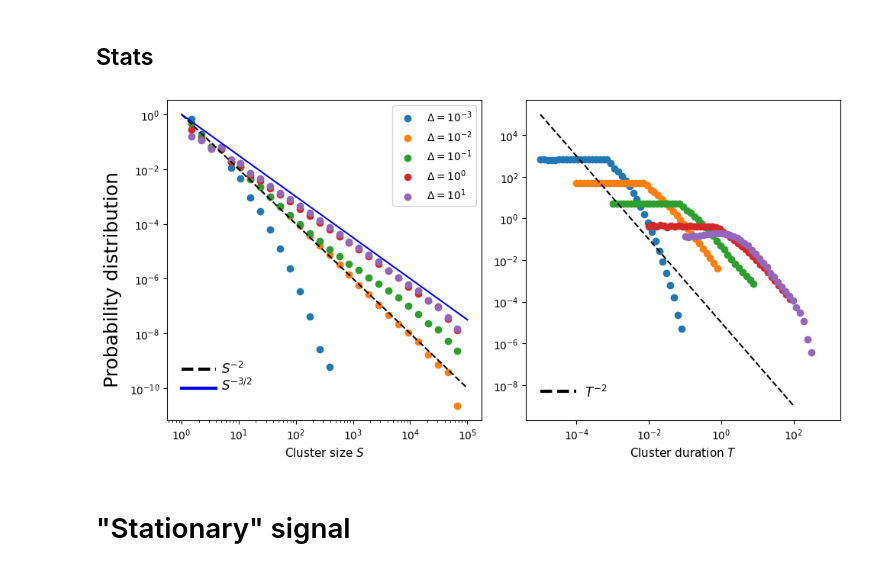
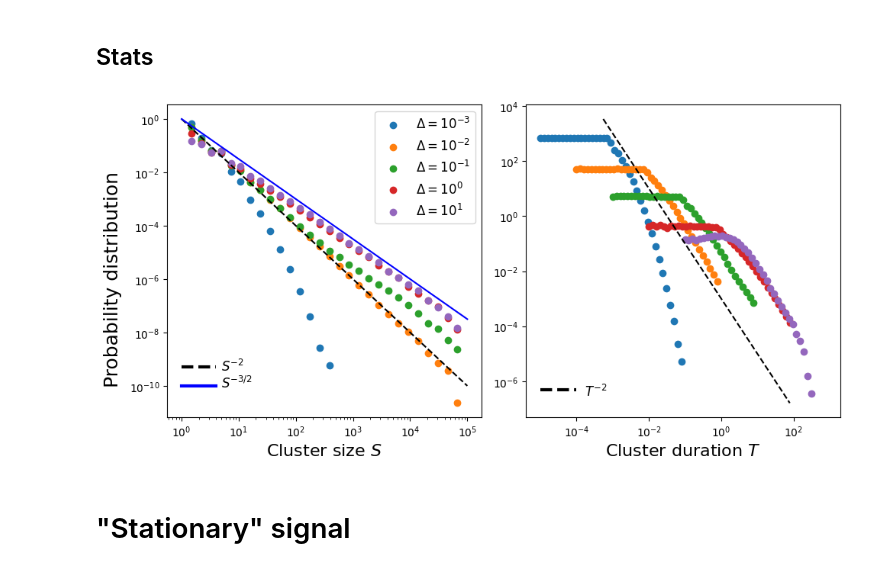
Before and after one commit to RivasAntonio/TFM, a Jupyter notebook: Códigos/Hawkes/figures_bivariate.ipynb, the cells around one changed output. Drawn from its saved outputs; the diff is of its cells as text; code cells hidden in the pictures.

```diff
--- a/Códigos/Hawkes/figures_bivariate.ipynb
+++ b/Códigos/Hawkes/figures_bivariate.ipynb
@@ -88,12 +88,12 @@ mus = [1, 10**-4, 10**2]
 titles = ['First configuration (Poisson)', 'Second configuration ($\mu=10^{-4}$)', 'Third configuration ($\mu=10^2$)']
 labels = ['K$=10^3$', 'K$=10^4$', 'K$=10^5$']
 
-fig, axs = plt.subplots(1, 3, figsize=(12, 4))
+fig, axs = plt.subplots(1, 2, figsize=(12, 4))
 
-for i in range(3):
+for i in range(2):
     fig.axes[0].plot(deltas[0], percolations_means_mu1[i], marker = 'o', label=labels[i])
     fig.axes[1].plot(deltas[1], percolations_means_mu2[i], marker = 'o', label=labels[i])
-    fig.axes[2].plot(deltas[2], percolations_means_mu3[i], marker = 'o', label=labels[i])
+    # fig.axes[2].plot(deltas[2], percolations_means_mu3[i], marker = 'o', label=labels[i])
 
 fig.axes[0].legend(loc = 'upper left')
 #fig.axes[1].annotate('1-$\dfrac{1}{e}$', xy=(0.01, 1-1/np.exp(1)), xytext=(0.01, 1-1/np.exp(1)+0.1))
@@ -300,20 +300,20 @@ plt.tight_layout()
 ## Phase diagram
 # %%
 mu_E=mu_I = 10**-2
-titles = ['First configuration (Poisson)', 'Second configuration ($\mu=10^{-2}$)', 'Third configuration ($\mu=10^2$)']
+titles = ['Poisson percolation ($\mu$=1)', '"Pseudo-critical signal" ($\mu=10^{-2}$)', 'Third configuration ($\mu=10^2$)']
 labels = ['K$=10^3$', 'K$=10^4$', 'K$=10^5$']
 
-deltas = [np.logspace(-1, 2, 100), np.logspace(-5, 1, 100), np.logspace(-5, 0, 100)]
+deltas = [np.logspace(-1, 2, 100), np.logspace(-5, 1, 100)]
 percolation_mean_0 = [np.load(f'./data/percolation mean bivariate critical plot 0 K={K}.npy') for K in [10**3, 10**4, 10**5]]
 percolation_mean_1 = [np.load(f'./data/percolation mean bivariate critical plot 1 K={K}.npy') for K in [10**3, 10**4, 10**5]]
-percolation_mean_2 = [np.load(f'./data/percolation mean bivariate critical plot 2 K={K}.npy') for K in [10**3, 10**4, 10**5]]
+# percolation_mean_2 = [np.load(f'./data/percolation mean bivariate critical plot 2 K={K}.npy') for K in [10**3, 10**4, 10**5]]
 # %%
-fig, axs = plt.subplots(1, 3, figsize=(12, 4))
+fig, axs = plt.subplots(1, 2, figsize=(10, 4))
 
 for i in range(3):
     fig.axes[0].plot(deltas[0], percolation_mean_0[i], marker = 'o', label=labels[i])
     fig.axes[1].plot(deltas[1], percolation_mean_1[i], marker = 'o', label=labels[i])
-    fig.axes[2].plot(deltas[2], percolation_mean_2[i], marker = 'o', label=labels[i])
+    # fig.axes[2].plot(deltas[2], percolation_mean_2[i], marker = 'o', label=labels[i])
 
 fig.axes[0].legend(loc = 'upper left')
 
@@ -338,10 +338,10 @@ percolation_sus_2 = [np.load(f'./data/percolation sus bivariate critical plot 2
 # %%
-fig, axs = plt.subplots(1, 3, figsize=(12, 4))
+fig, axs = plt.subplots(1, 2, figsize=(10, 4))
 
 for i in range(3):
     fig.axes[0].plot(deltas[0], percolation_sus_0[i], marker = 'o', label=labels[i])
     fig.axes[1].plot(deltas[1], percolation_sus_1[i], marker = 'o', label=labels[i])
-    fig.axes[2].plot(deltas[2], percolation_sus_2[i], marker = 'o', label=labels[i])
+    # fig.axes[2].plot(deltas[2], percolation_sus_2[i], marker = 'o', label=labels[i])
 
 fig.axes[0].legend(loc = 'upper left')
 
@@ -370,40 +370,40 @@ labels = [f'$\Delta = 10^{ {int(np.log10(delta))}}$' for delta in deltas]
 fig, axes = plt.subplots(1, 2, figsize=(10, 5))
 
 for i in range(len(deltas)):
     axes[0].scatter(sbins[:-1], shist[i], marker = 'o', label = labels[i])
     axes[1].scatter(tbins[i][:-1], thist[i], marker = 'o', label = labels[i])
 
 axes[0].set_xscale('log')
 axes[0].set_yscale('log')
 axes[1].set_xscale('log')
 axes[1].set_yscale('log')
-axes[0].set_xlabel('Cluster size $S$', fontsize = 11)
-axes[1].set_xlabel('Cluster duration $T$', fontsize = 11)
-axes[0].legend()
+axes[0].set_xlabel('Cluster size $S$', fontsize = 16)
+axes[1].set_xlabel('Cluster duration $T$', fontsize = 16)
+axes[0].legend(fontsize = 12)
 fig.supylabel('Probability distribution', fontsize = 18)
 
 y_s = sbins**-2
 y_s2 = sbins**(-3/2)
 t_aux = np.logspace(-5, 2, 20)
 y_t = t_aux**-2 * 10**-5
 
 axes[0].plot(sbins, y_s, linestyle = '--', color = 'black', label = '$S^{-2}$')
 axes[0].plot(sbins, y_s2, color = 'blue', label = '$S^{-3/2}$')
-axes[1].plot(t_aux, y_t, linestyle = '--', color = 'black', label = '$T^{-2}$')
+axes[1].plot(t_aux[2:-3]*10, y_t[2:-3], linestyle = '--', color = 'black', label = '$T^{-2}$')
 
 fig.axes[0].annotate('$S^{-2}$', xy=(3.2, 1.5E-10), xycoords='data', xytext=(10, 10), textcoords='offset points', fontsize=12)
 fig.axes[0].plot(np.logspace(0.0, 0.6, 10), np.ones(10)*5E-10, color='black', linestyle='--', lw = 3)
 
 fig.axes[0].annotate('$S^{-3/2}$', xy=(3.2, 0.35E-10), xycoords='data', xytext=(10, 10), textcoords='offset points', fontsize=12)
 fig.axes[0].plot(np.logspace(0.0, 0.6, 10), np.ones(10)*1E-10, color='blue', linestyle='-', lw = 3)
 
-fig.axes[1].annotate('$T^{-2}$', xy=(0.000085, 0.85E-9), xycoords='data', xytext=(10, 10), textcoords='offset points', fontsize=12)
-fig.axes[1].plot(np.logspace(-5, -4, 10), np.ones(10)*5E-9, color='black', linestyle='--', lw = 3)
+fig.axes[1].annotate('$T^{-2}$', xy=(0.000085, 1.2E-7), xycoords='data', xytext=(10, 10), textcoords='offset points', fontsize=12)
+fig.axes[1].plot(np.logspace(-5, -4, 10), np.ones(10)*5E-7, color='black', linestyle='--', lw = 3)
 
 
 fig.tight_layout()
 # %% [output]
-[figure, old version]
+[figure, new version]
 # %% [markdown]
 # "Stationary" signal
 # %%
```
Also changed, not shown: parts of 9 cells of this notebook, 21 other files.
